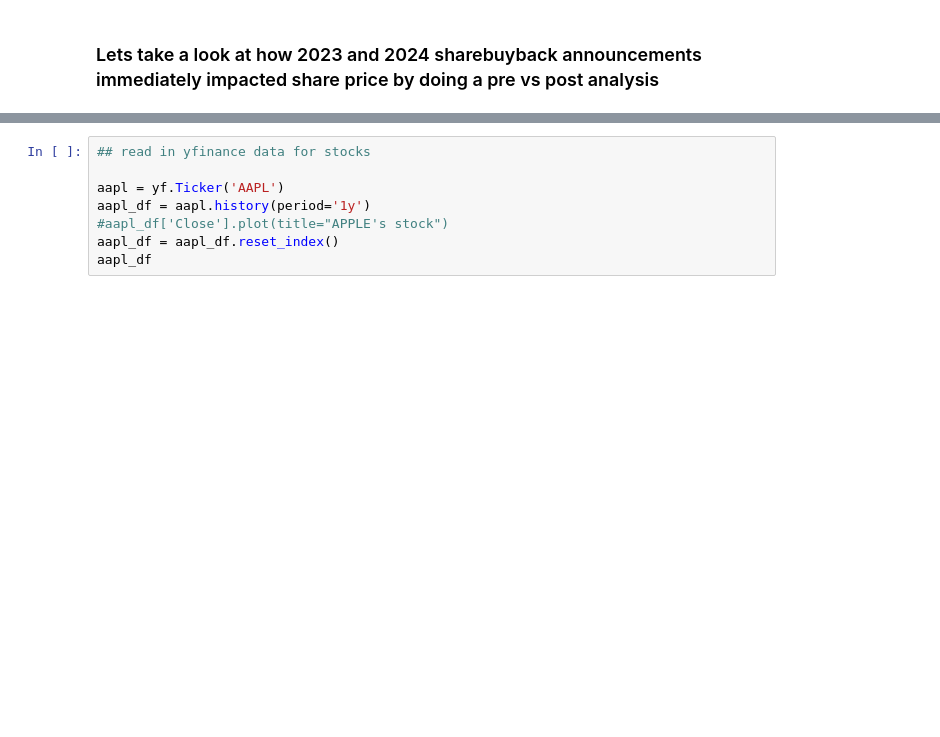
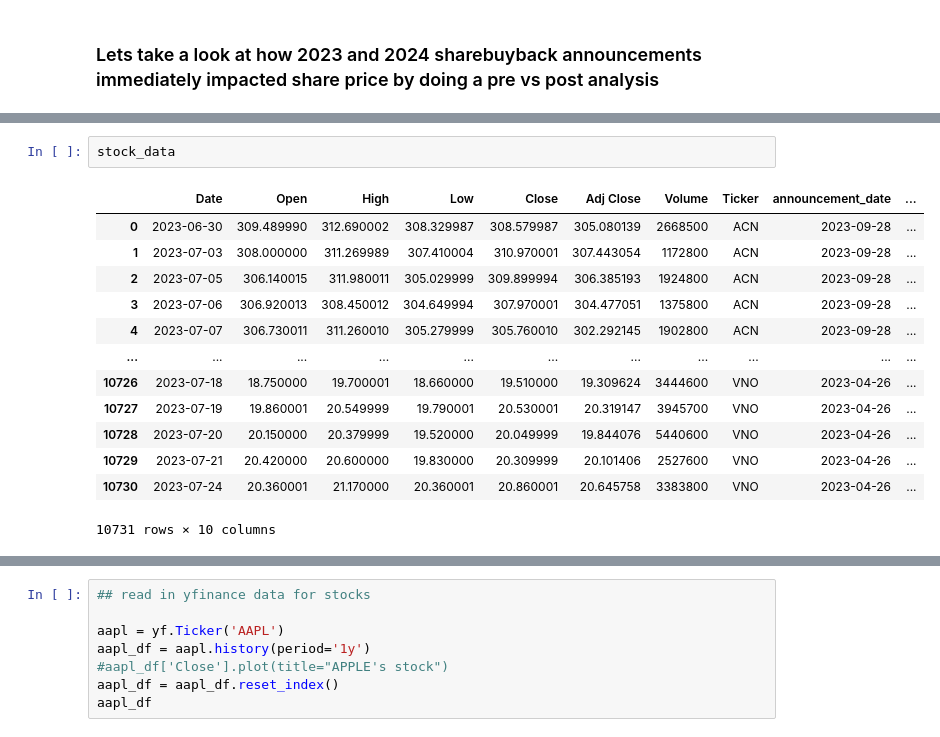
Before and after one commit to sritejachavva/sri_avi_blog_posts, a Jupyter notebook: share_buybacks/Buyback_Analysis.ipynb, the cells around one changed output, grey strips where cells are left out. Cells and saved outputs as stored; diff of their text form; blank space fills up the shorter version.

```diff
--- a/share_buybacks/Buyback_Analysis.ipynb
+++ b/share_buybacks/Buyback_Analysis.ipynb
@@ -146,0 +104,16 @@ stock_data['announcement_date_price'] = stock_data['announcement_date_price'].as
+# %%
+stock_data
+# %% [output]
+|  | Date | Open | High | Low | Close | Adj Close | Volume | Ticker | announcement_date | ... |
+| 0 | 2023-06-30 | 309.489990 | 312.690002 | 308.329987 | 308.579987 | 305.080139 | 2668500 | ACN | 2023-09-28 | ... |
+| 1 | 2023-07-03 | 308.000000 | 311.269989 | 307.410004 | 310.970001 | 307.443054 | 1172800 | ACN | 2023-09-28 | ... |
+| 2 | 2023-07-05 | 306.140015 | 311.980011 | 305.029999 | 309.899994 | 306.385193 | 1924800 | ACN | 2023-09-28 | ... |
+| 3 | 2023-07-06 | 306.920013 | 308.450012 | 304.649994 | 307.970001 | 304.477051 | 1375800 | ACN | 2023-09-28 | ... |
+| 4 | 2023-07-07 | 306.730011 | 311.260010 | 305.279999 | 305.760010 | 302.292145 | 1902800 | ACN | 2023-09-28 | ... |
+| ... | ... | ... | ... | ... | ... | ... | ... | ... | ... | ... |
+| 10726 | 2023-07-18 | 18.750000 | 19.700001 | 18.660000 | 19.510000 | 19.309624 | 3444600 | VNO | 2023-04-26 | ... |
+| 10727 | 2023-07-19 | 19.860001 | 20.549999 | 19.790001 | 20.530001 | 20.319147 | 3945700 | VNO | 2023-04-26 | ... |
+| 10728 | 2023-07-20 | 20.150000 | 20.379999 | 19.520000 | 20.049999 | 19.844076 | 5440600 | VNO | 2023-04-26 | ... |
+| 10729 | 2023-07-21 | 20.420000 | 20.600000 | 19.830000 | 20.309999 | 20.101406 | 2527600 | VNO | 2023-04-26 | ... |
+| 10730 | 2023-07-24 | 20.360001 | 21.170000 | 20.360001 | 20.860001 | 20.645758 | 3383800 | VNO | 2023-04-26 | ... |
+10731 rows × 10 columns
```
Also changed, not shown: parts of 12 cells of this notebook, 3 other files.
